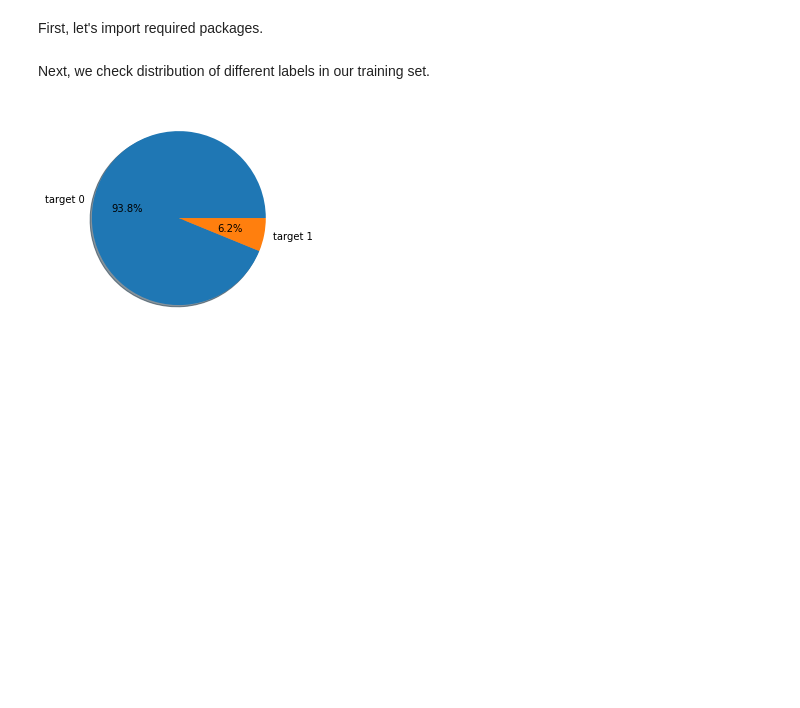
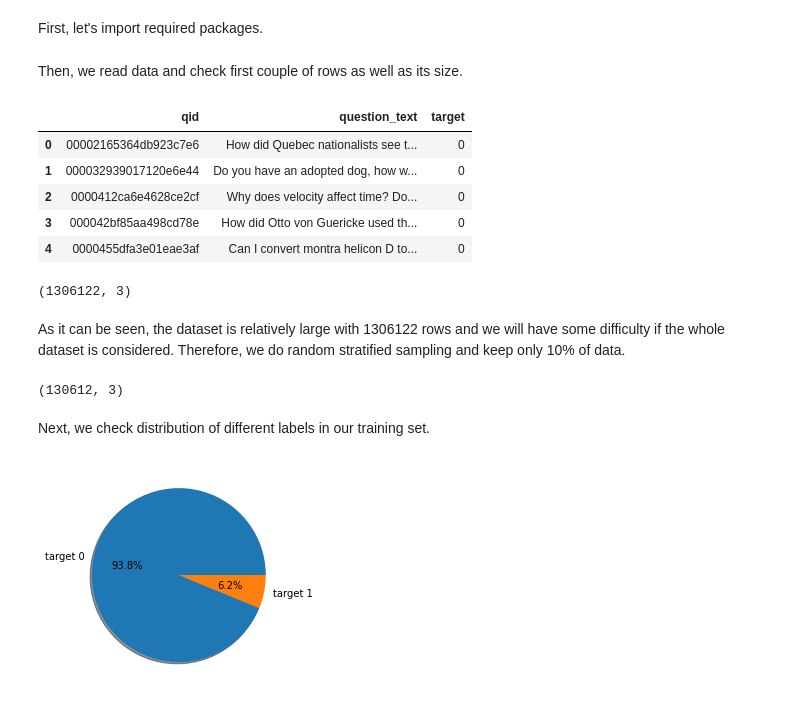
Before and after one commit to shiranimehr/Capstone-two, a Jupyter notebook: insincere_questions_classification/notebooks/EDA.ipynb, the cells around one changed output. Cells and saved outputs as stored; diff of their text form; code cells hidden in the pictures; blank space fills up the shorter version.

```diff
--- a/insincere_questions_classification/notebooks/EDA.ipynb
+++ b/insincere_questions_classification/notebooks/EDA.ipynb
@@ -9,5 +9,22 @@ import string
 from sklearn.feature_extraction.text import TfidfVectorizer
 import nltk
 from nltk.stem.porter import PorterStemmer
+# %% [markdown]
+Then, we read data and check first couple of rows as well as its size.
 # %%
 trainData = pd.read_csv('../data/raw/train.csv')
+# %%
+trainData.head()
+# %% [output]
+|  | qid | question_text | target |
+| 0 | 00002165364db923c7e6 | How did Quebec nationalists see t... | 0 |
+| 1 | 000032939017120e6e44 | Do you have an adopted dog, how w... | 0 |
+| 2 | 0000412ca6e4628ce2cf | Why does velocity affect time? Do... | 0 |
+| 3 | 000042bf85aa498cd78e | How did Otto von Guericke used th... | 0 |
+| 4 | 0000455dfa3e01eae3af | Can I convert montra helicon D to... | 0 |
+# %%
+trainData.shape
+# %% [output]
+(1306122, 3)
+# %% [markdown]
+As it can be seen, the dataset is relatively large with 1306122 rows and we will have some difficulty if the whole dataset is considered. Therefore, we do random stratified sampling and keep only 10% of data.
@@ -14,3 +33,7 @@ trainData = pd.read_csv('../data/raw/train.csv')
+# %%
+trainData.shape
+# %% [output]
+(130612, 3)
 # %% [markdown]
 Next, we check distribution of different labels in our training set.
 # %%
```
Also changed, not shown: parts of 8 cells of this notebook.
